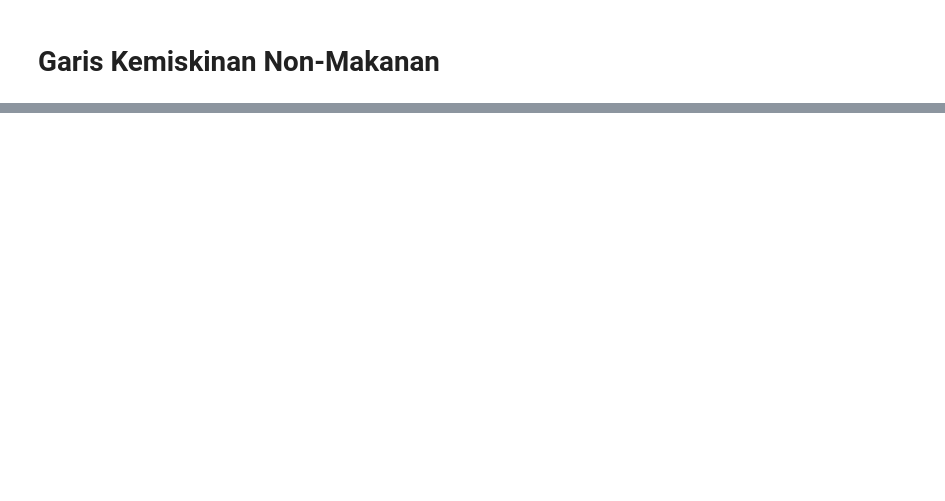
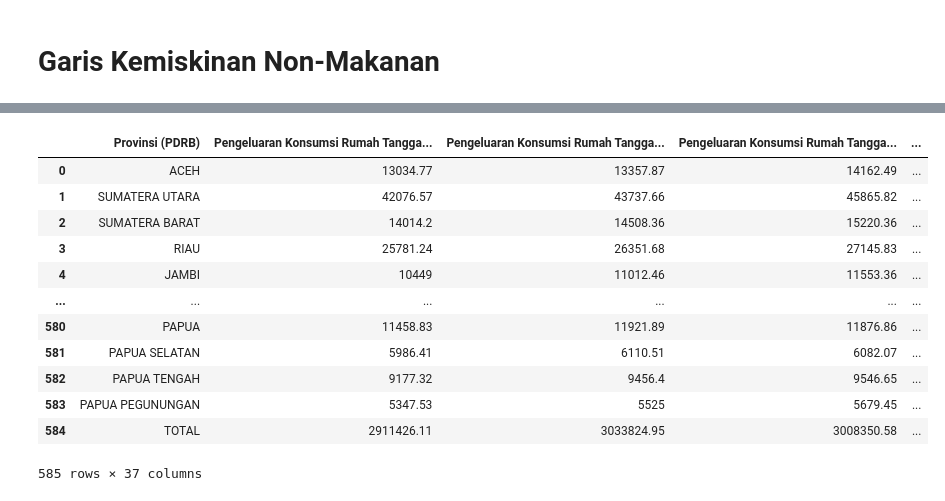
Before and after one commit to yusufimantaka/gamadata-2, a Jupyter notebook: data-cleaning.ipynb, the cells around one changed output, grey strips where cells are left out. Cells and saved outputs as stored; diff of their text form; code cells hidden in the pictures; blank space fills up the shorter version.

```diff
--- a/data-cleaning.ipynb
+++ b/data-cleaning.ipynb
@@ -75,0 +289,44 @@ Data_nonmakanan.isnull().sum()
+# %%
+for tahun in range(2010, 2025):
+    pdrb[tahun] = pdrb[tahun].iloc[4:].reset_index(drop=True)
+    pdrb[tahun] = pdrb[tahun].rename(columns={'Unnamed: 1': 'Pengeluaran Konsumsi Rumah Tangga Triwulan I', 'Unnamed: 2': 'Pengeluaran Konsumsi Rumah Tangga Triwulan II',
+                                                             'Unnamed: 3':'Pengeluaran Konsumsi Rumah Tangga Triwulan III', 'Unnamed: 4':'Pengeluaran Konsumsi Rumah Tangga Triwulan IV',
+                                                             'Unnamed: 5':'Pengeluaran Konsumsi Rumah Tangga Tahunan',
+                                                             'Unnamed: 6':'Pengeluaran Konsumsi LNPRT Triwulan I', 'Unnamed: 7':'Pengeluaran Konsumsi LNPRT Triwulan II',
+                                                             'Unnamed: 8':'Pengeluaran Konsumsi LNPRT Triwulan III', 'Unnamed: 9':'Pengeluaran Konsumsi LNPRT Triwulan IV',
+                                                             'Unnamed: 10':'Pengeluaran Konsumsi LNPRT Tahunan',
+                                                             'Unnamed: 11':'Pengeluaran Konsumsi Pemerintah Triwulan I', 'Unnamed: 12':'Pengeluaran Konsumsi Pemerintah Triwulan II',
+                                                             'Unnamed: 13':'Pengeluaran Konsumsi Pemerintah Triwulan III', 'Unnamed: 14':'Pengeluaran Konsumsi Pemerintah Triwulan IV',
+                                                             'Unnamed: 15':'Pengeluaran Konsumsi Pemerintah Tahunan',
+                                                             'Unnamed: 16':'Pembentukan Modal Tetap Bruto Triwulan I','Unnamed: 17':'Pembentukan Modal Tetap Bruto Triwulan II',
+                                                             'Unnamed: 18':'Pembentukan Modal Tetap Bruto Triwulan III', 'Unnamed: 19':'Pembentukan Modal Tetap Bruto Triwulan IV',
+                                                             'Unnamed: 20':'Pembentukan Modal Tetap Bruto Tahunan',
+                                                             'Unnamed: 21':'Perubahan Inventori Triwulan I','Unnamed: 22':'Perubahan Inventori Triwulan II',
+                                                             'Unnamed: 23':'Perubahan Inventori Triwulan III','Unnamed: 24':'Perubahan Inventori Triwulan IV',
+                                                             'Unnamed: 25':'Perubahan Inventori Tahunan',
+                                                             'Unnamed: 26':'Net Ekspor Triwulan I','Unnamed: 27':'Net Ekspor Triwulan II',
+                                                             'Unnamed: 28':'Net Ekspor Triwulan III','Unnamed: 29':'Net Ekspor Triwulan IV',
+                                                             'Unnamed: 30':'Net Ekspor Tahunan',
+                                                             'Unnamed: 31':'PDRB Triwulan I','Unnamed: 32':'PDRB Triwulan II',
+                                                             'Unnamed: 33':'PDRB Triwulan III','Unnamed: 34':'PDRB Triwulan IV',
+                                                             'Unnamed: 35':'PDRB Tahunan'
+                                                             })
+    pdrb[tahun]['Tahun'] = tahun
+# %%
+df_PDRB = pd.concat([pdrb[tahun] for tahun in range(2010, 2025)],ignore_index = True)
+# %%
+df_PDRB
+# %% [output]
+|  | Provinsi (PDRB) | Pengeluaran Konsumsi Rumah Tangga... | Pengeluaran Konsumsi Rumah Tangga... | Pengeluaran Konsumsi Rumah Tangga... | ... |
+| 0 | ACEH | 13034.77 | 13357.87 | 14162.49 | ... |
+| 1 | SUMATERA UTARA | 42076.57 | 43737.66 | 45865.82 | ... |
+| 2 | SUMATERA BARAT | 14014.2 | 14508.36 | 15220.36 | ... |
+| 3 | RIAU | 25781.24 | 26351.68 | 27145.83 | ... |
+| 4 | JAMBI | 10449 | 11012.46 | 11553.36 | ... |
+| ... | ... | ... | ... | ... | ... |
+| 580 | PAPUA | 11458.83 | 11921.89 | 11876.86 | ... |
+| 581 | PAPUA SELATAN | 5986.41 | 6110.51 | 6082.07 | ... |
+| 582 | PAPUA TENGAH | 9177.32 | 9456.4 | 9546.65 | ... |
+| 583 | PAPUA PEGUNUNGAN | 5347.53 | 5525 | 5679.45 | ... |
+| 584 | TOTAL | 2911426.11 | 3033824.95 | 3008350.58 | ... |
+585 rows × 37 columns
```
Also changed, not shown: parts of 33 cells of this notebook.
